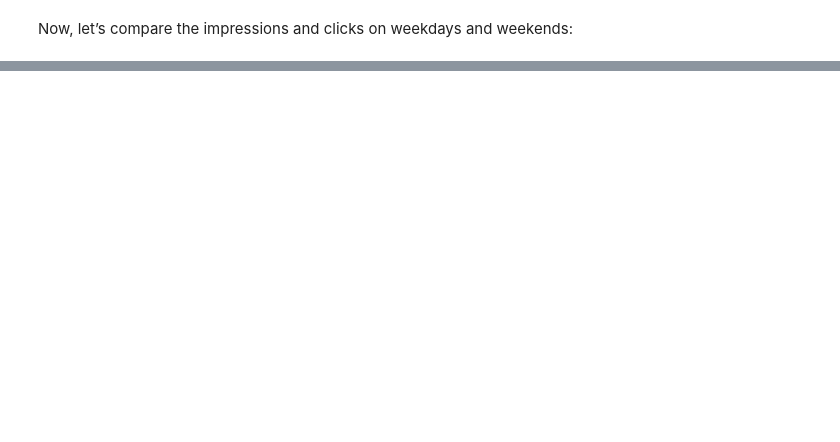
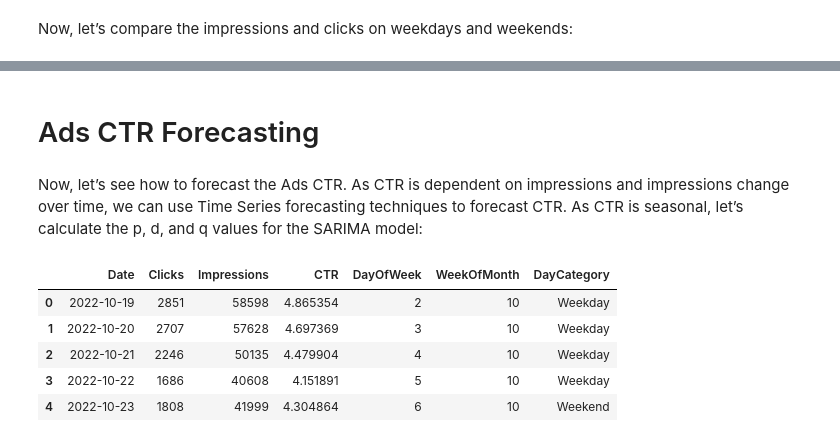
Before and after one commit to Gasmi33/Ads-CTR-Forecasting-using-Python, a Jupyter notebook: Ads CTR Forecasting using Python.ipynb, the cells around one changed output, grey strips where cells are left out. Saved outputs shown, nothing was run; the diff lists cells and outputs as text; code cells hidden in the pictures; blank space fills up the shorter version.

```diff
--- a/Ads CTR Forecasting using Python.ipynb
+++ b/Ads CTR Forecasting using Python.ipynb
@@ -171,0 +194,13 @@ Now, let’s compare the impressions and clicks on weekdays and weekends:
+# %% [markdown]
+# Ads CTR Forecasting
+# %% [markdown]
+Now, let’s see how to forecast the Ads CTR. As CTR is dependent on impressions and impressions change over time, we can use Time Series forecasting techniques to forecast CTR. As CTR is seasonal, let’s calculate the p, d, and q values for the SARIMA model:
+# %%
+data.head()
+# %% [output]
+|  | Date | Clicks | Impressions | CTR | DayOfWeek | WeekOfMonth | DayCategory |
+| 0 | 2022-10-19 | 2851 | 58598 | 4.865354 | 2 | 10 | Weekday |
+| 1 | 2022-10-20 | 2707 | 57628 | 4.697369 | 3 | 10 | Weekday |
+| 2 | 2022-10-21 | 2246 | 50135 | 4.479904 | 4 | 10 | Weekday |
+| 3 | 2022-10-22 | 1686 | 40608 | 4.151891 | 5 | 10 | Weekday |
+| 4 | 2022-10-23 | 1808 | 41999 | 4.304864 | 6 | 10 | Weekend |
```
Also changed, not shown: parts of 26 cells of this notebook.
